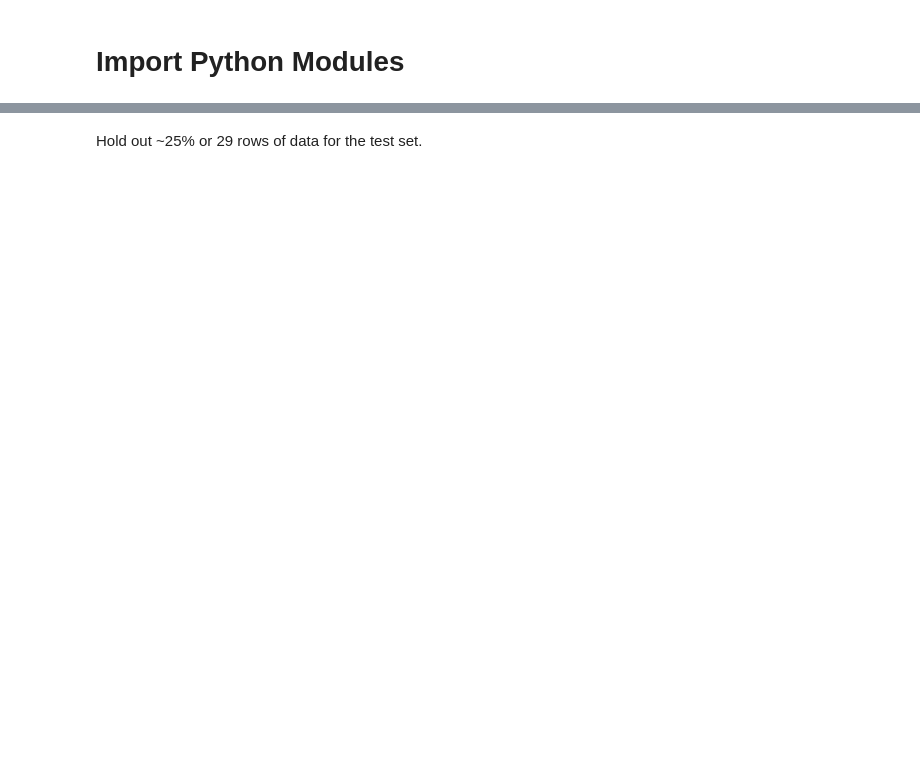
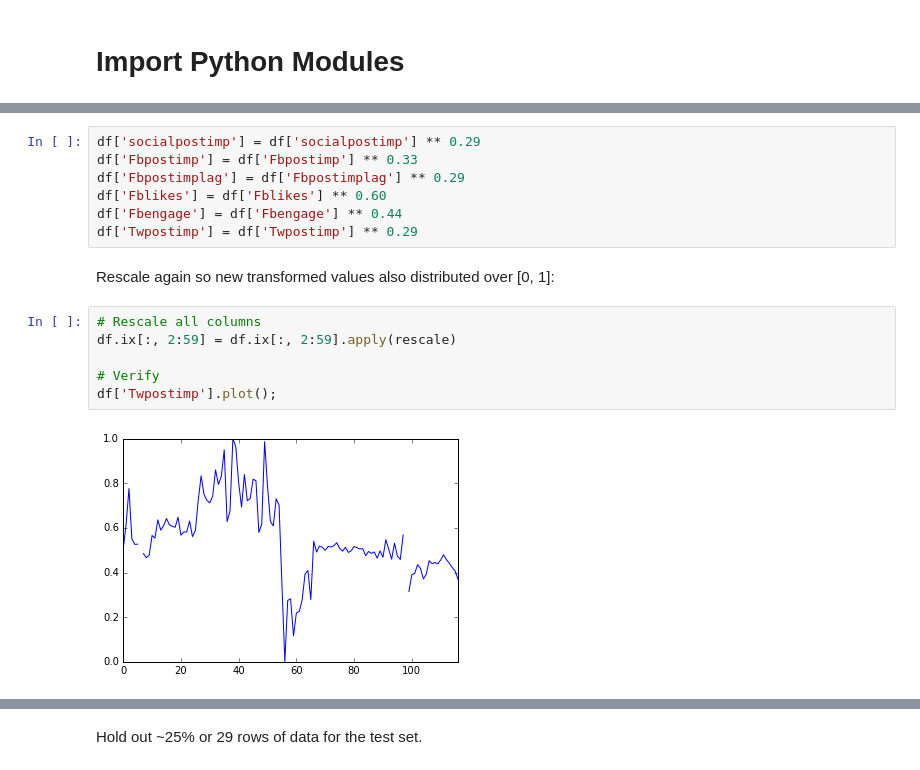
Before and after one commit to damiansp/nuggets, a Jupyter notebook: ML_nuggets.ipynb, the cells around one changed output, grey strips where cells are left out. Cells and saved outputs as stored; diff of their text form; blank space fills up the shorter version.

```diff
--- a/ML_nuggets.ipynb
+++ b/ML_nuggets.ipynb
@@ -40,0 +76,17 @@ Because we are looking at two data sets (with and without "outliers" removed), w
+# %%
+df['socialpostimp'] = df['socialpostimp'] ** 0.29
+df['Fbpostimp'] = df['Fbpostimp'] ** 0.33
+df['Fbpostimplag'] = df['Fbpostimplag'] ** 0.29
+df['Fblikes'] = df['Fblikes'] ** 0.60
+df['Fbengage'] = df['Fbengage'] ** 0.44
+df['Twpostimp'] = df['Twpostimp'] ** 0.29
+# %% [markdown]
+Rescale again so new transformed values also distributed over [0, 1]:
+# %%
+# Rescale all columns
+df.ix[:, 2:59] = df.ix[:, 2:59].apply(rescale)
+
+# Verify
+df['Twpostimp'].plot();
+# %% [output]
+[figure, added]
```
Also changed, not shown: parts of 45 cells of this notebook.
